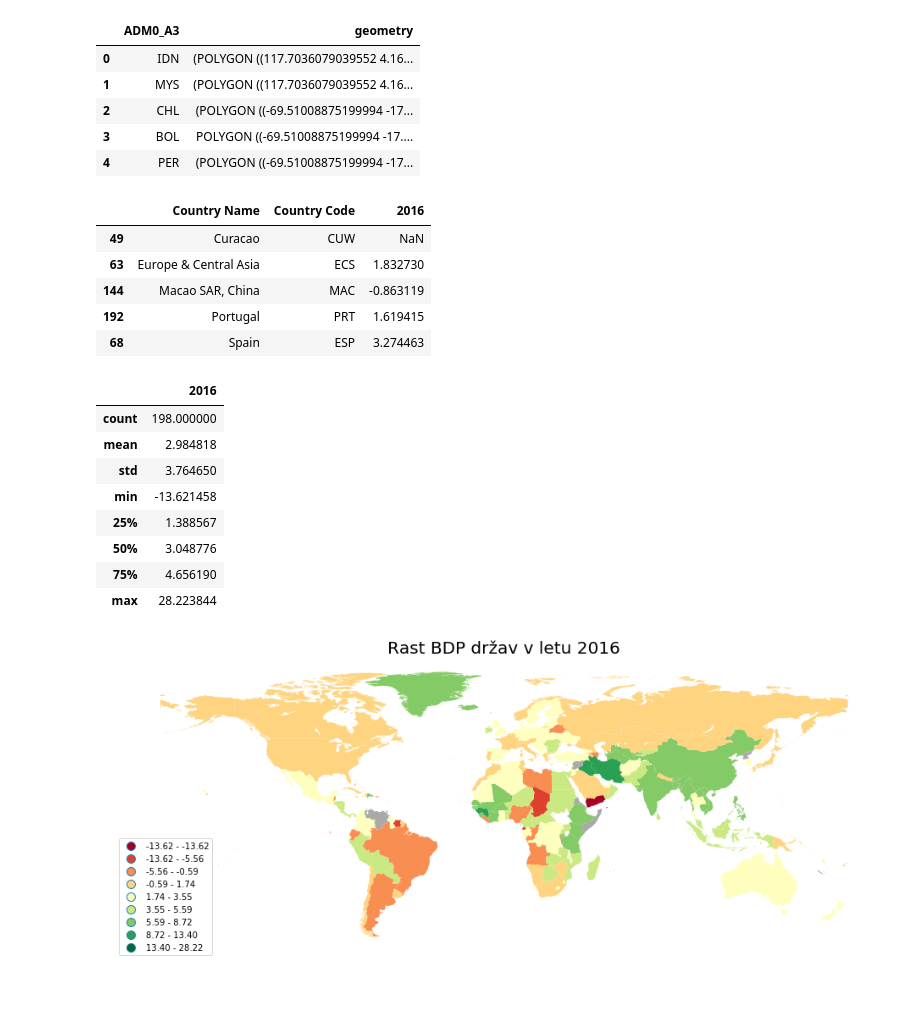
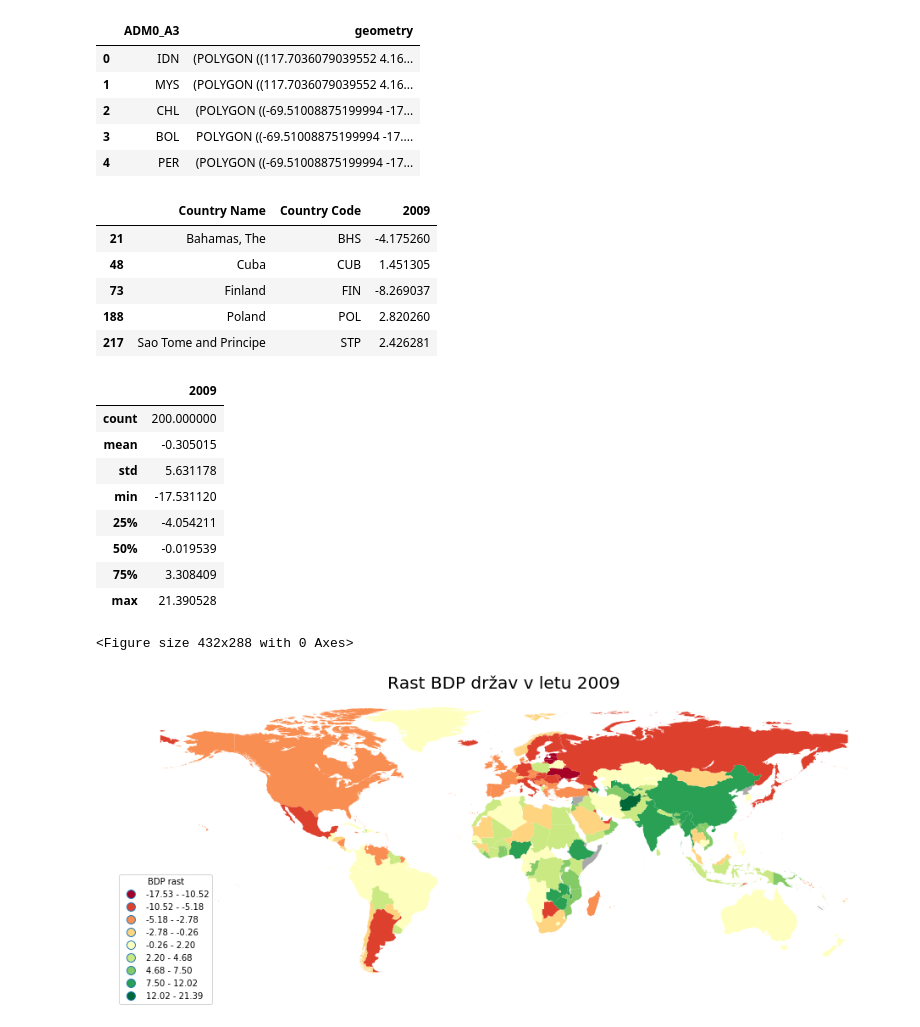
Before and after one commit to db8349/PR19DB, a Jupyter notebook: src/analysis 2008.ipynb, the cells around one changed output. Cells and saved outputs as stored; diff of their text form; code cells hidden in the pictures; blank space fills up the shorter version.

```diff
--- a/src/analysis 2008.ipynb
+++ b/src/analysis 2008.ipynb
@@ -13,10 +13,9 @@ shapefile = '../data/world_shape/ne_10m_admin_0_countries_lakes.shp'
 colors = 9
 cmap = 'RdYlGn'
 figsize = (16, 10)
-year = '2016'
+year = '2009'
 cols = ['Country Name', 'Country Code', year]
 title = 'Rast BDP držav v letu {}'.format(year)
-imgfile = 'img/{}.png'.format(slug.slug(title))
 
 description = '''
 Individuals who have used the Internet from any location in the last 3 months via any device based on the International Telecommunication Union,
@@ -35,32 +34,35 @@ world.head()
 df = pd.read_csv(datafile, skiprows=4, usecols=cols)
 df.sample(5)
 # %% [output]
-|  | Country Name | Country Code | 2016 |
-| 49 | Curacao | CUW | NaN |
-| 63 | Europe & Central Asia | ECS | 1.832730 |
-| 144 | Macao SAR, China | MAC | -0.863119 |
-| 192 | Portugal | PRT | 1.619415 |
-| 68 | Spain | ESP | 3.274463 |
+|  | Country Name | Country Code | 2009 |
+| 21 | Bahamas, The | BHS | -4.175260 |
+| 48 | Cuba | CUB | 1.451305 |
+| 73 | Finland | FIN | -8.269037 |
+| 188 | Poland | POL | 2.820260 |
+| 217 | Sao Tome and Principe | STP | 2.426281 |
 # %%
 merged = world.merge(df, left_on='ADM0_A3', right_on='Country Code')
 merged.describe()
 # %% [output]
-|  | 2016 |
-| count | 198.000000 |
-| mean | 2.984818 |
-| std | 3.764650 |
-| min | -13.621458 |
-| 25% | 1.388567 |
-| 50% | 3.048776 |
-| 75% | 4.656190 |
-| max | 28.223844 |
+|  | 2009 |
+| count | 200.000000 |
+| mean | -0.305015 |
+| std | 5.631178 |
+| min | -17.531120 |
+| 25% | -4.054211 |
+| 50% | -0.019539 |
+| 75% | 3.308409 |
+| max | 21.390528 |
 # %%
+fig = plt.figure()
 ax = merged.dropna().plot(column=year, cmap=cmap, figsize=figsize, scheme='fisher_jenks', k=colors, legend=True)
 
 merged[merged.isna().any(axis=1)].plot(ax=ax, facecolor='#A9A9A9')
 
 ax.set_axis_off()
 ax.set_title(title, fontdict={'fontsize': 20})
 ax.get_legend().set_bbox_to_anchor((.12, .4))
+ax.get_legend().set_title('BDP rast')
 # %% [output]
+<Figure size 432x288 with 0 Axes>
-[figure, old version]
+[figure, new version]
```
Also changed, not shown: parts of 1 cell of this notebook, 1 other file.
